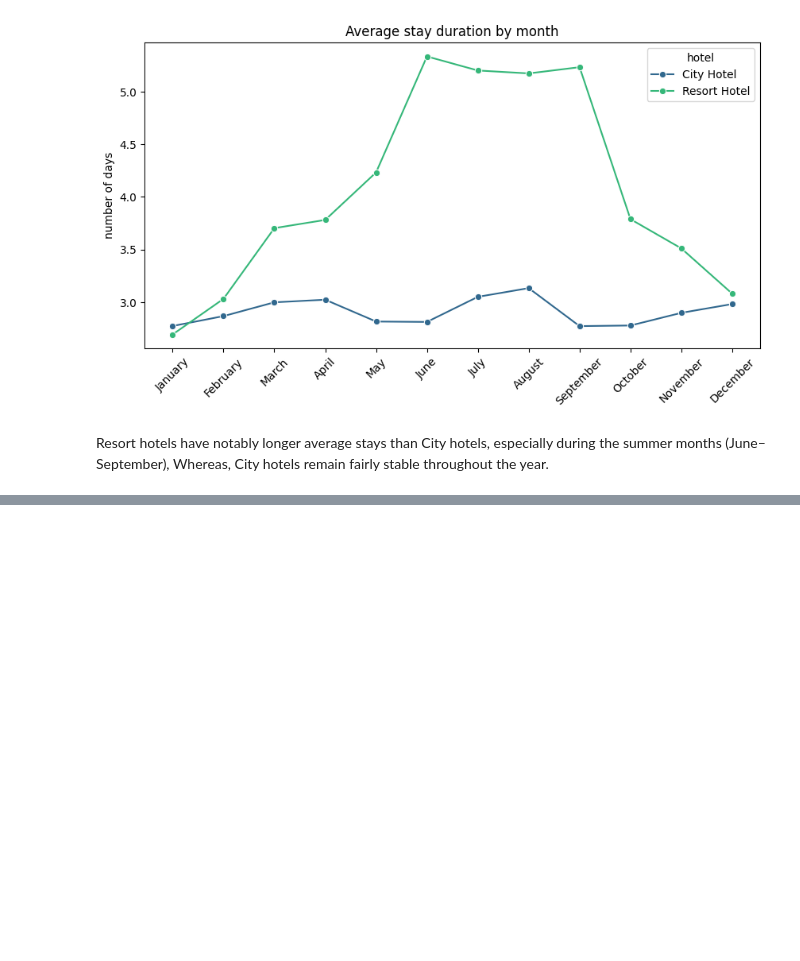
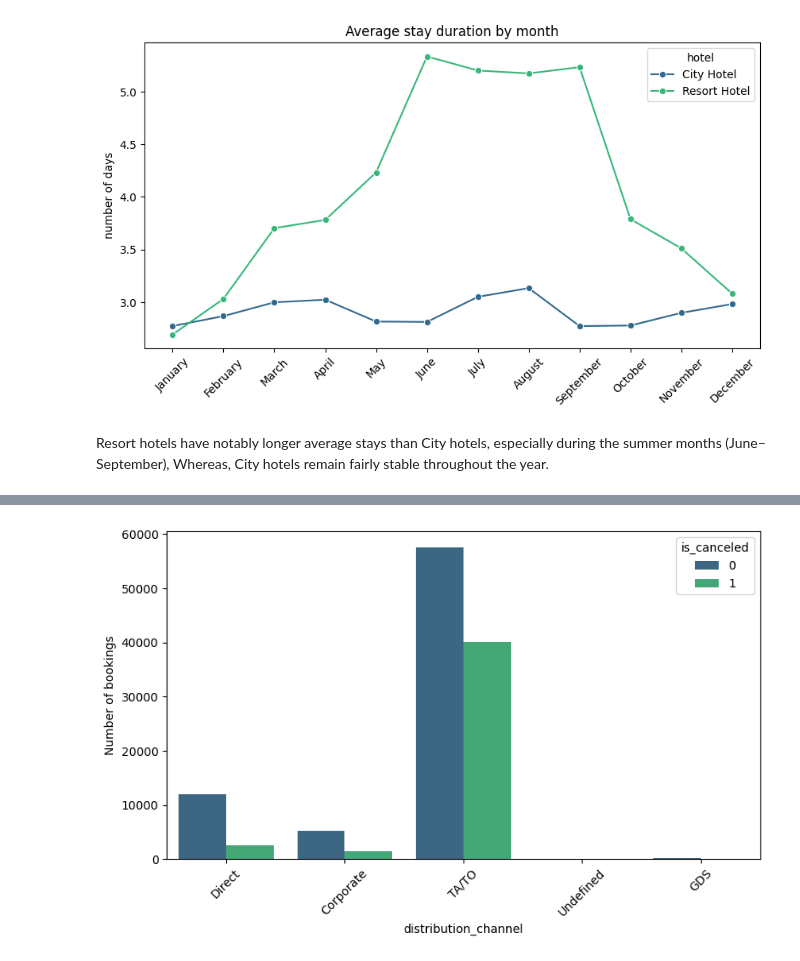
Before and after one commit to Parth-11022004/hotel_booking_cancellation_prediction, a Jupyter notebook: Hotel_bookings_EDA.ipynb, the cells around one changed output, grey strips where cells are left out. Saved outputs shown, nothing was run; the diff lists cells and outputs as text; code cells hidden in the pictures; blank space fills up the shorter version.

```diff
--- a/Hotel_bookings_EDA.ipynb
+++ b/Hotel_bookings_EDA.ipynb
@@ -290,0 +308,8 @@ Resort hotels have notably longer average stays than City hotels, especially dur
+# %%
+plt.figure(figsize=(9,5))
+sns.countplot(data=df,x='distribution_channel',hue='is_canceled',palette='viridis')
+plt.ylabel('Number of bookings')
+plt.xticks(rotation=45)
+plt.show()
+# %% [output]
+[figure, added]
```
Also changed, not shown: parts of 19 cells of this notebook.
